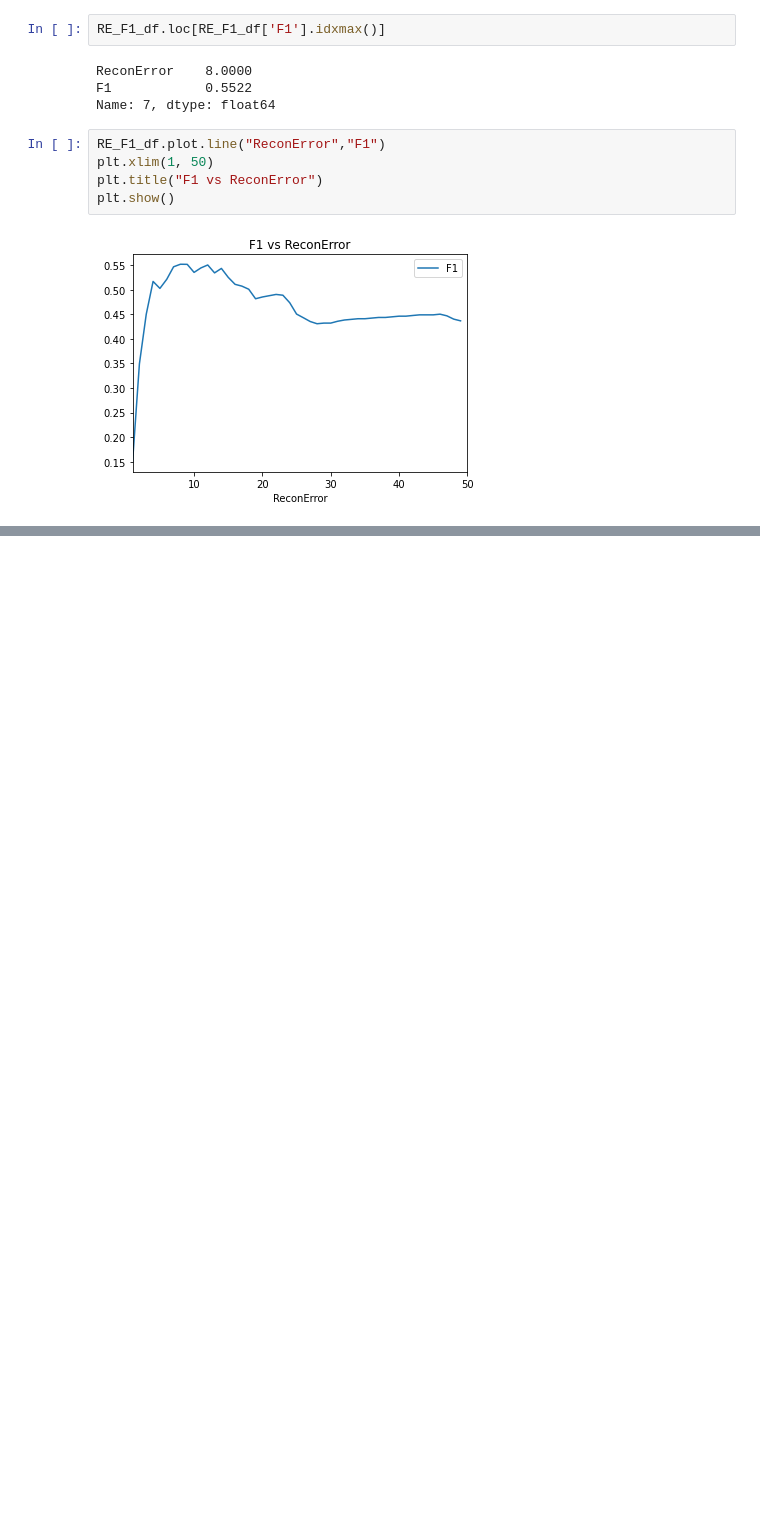
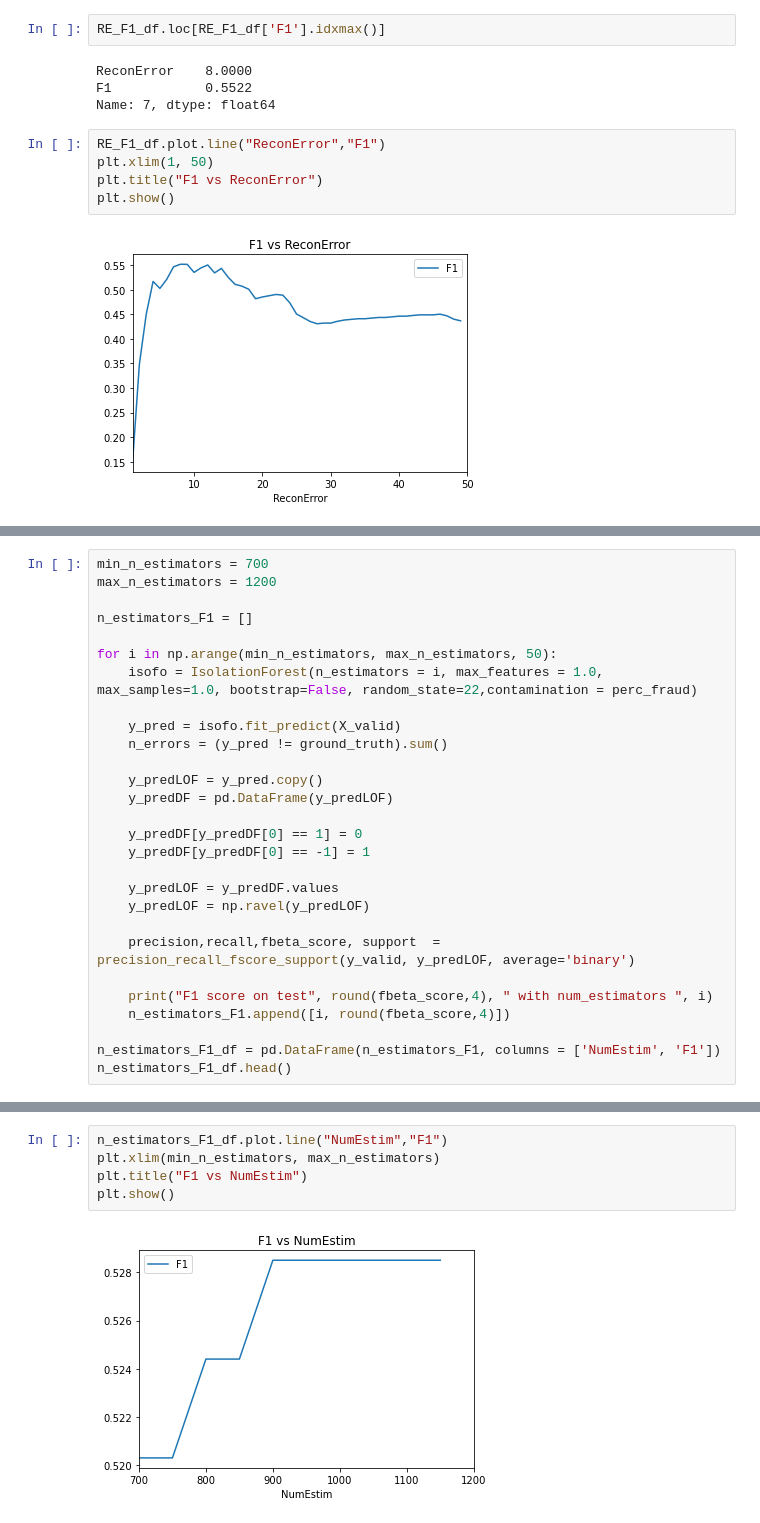
Before and after one commit to DaniloJ97/anomaly_detection, a Jupyter notebook: anomaly_detection.ipynb, the cells around one changed output, grey strips where cells are left out. Cells and saved outputs as stored; diff of their text form; blank space fills up the shorter version.

```diff
--- a/anomaly_detection.ipynb
+++ b/anomaly_detection.ipynb
@@ -531,0 +675,28 @@ plt.show()
+# %%
+min_n_estimators = 700
+max_n_estimators = 1200
+
+n_estimators_F1 = []
+
+for i in np.arange(min_n_estimators, max_n_estimators, 50):
+    isofo = IsolationForest(n_estimators = i, max_features = 1.0, max_samples=1.0, bootstrap=False, random_state=22,contamination = perc_fraud)
+
+    y_pred = isofo.fit_predict(X_valid)
+    n_errors = (y_pred != ground_truth).sum()
+
+    y_predLOF = y_pred.copy()
+    y_predDF = pd.DataFrame(y_predLOF)
+
+    y_predDF[y_predDF[0] == 1] = 0
+    y_predDF[y_predDF[0] == -1] = 1
+
+    y_predLOF = y_predDF.values
+    y_predLOF = np.ravel(y_predLOF)
+
+    precision,recall,fbeta_score, support  = precision_recall_fscore_support(y_valid, y_predLOF, average='binary')
+
+    print("F1 score on test", round(fbeta_score,4), " with num_estimators ", i)
+    n_estimators_F1.append([i, round(fbeta_score,4)])
+
+n_estimators_F1_df = pd.DataFrame(n_estimators_F1, columns = ['NumEstim', 'F1'])
+n_estimators_F1_df.head()
@@ -531,0 +720,7 @@ plt.show()
+# %%
+n_estimators_F1_df.plot.line("NumEstim","F1")
+plt.xlim(min_n_estimators, max_n_estimators)
+plt.title("F1 vs NumEstim")
+plt.show()
+# %% [output]
+[figure, added]
```
Also changed, not shown: parts of 29 cells of this notebook.
